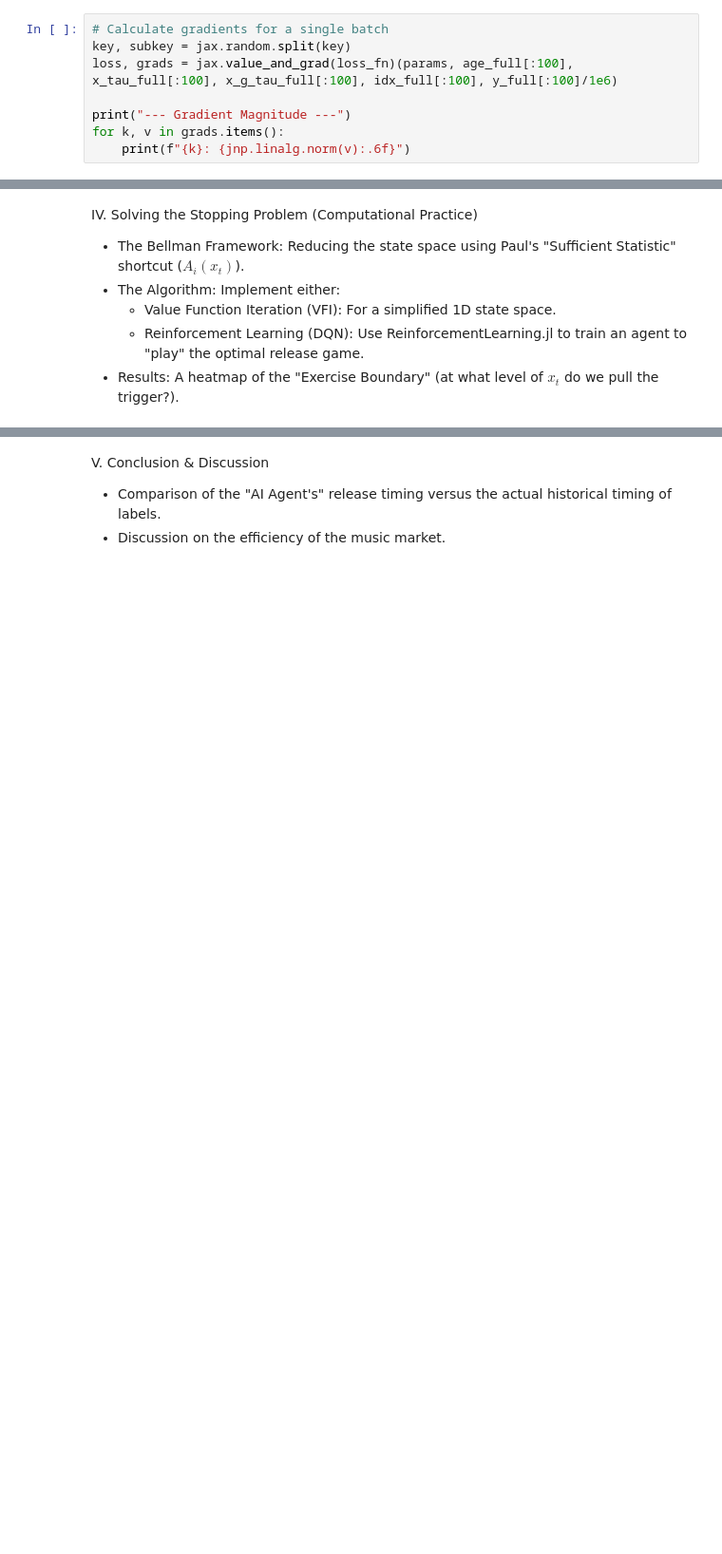
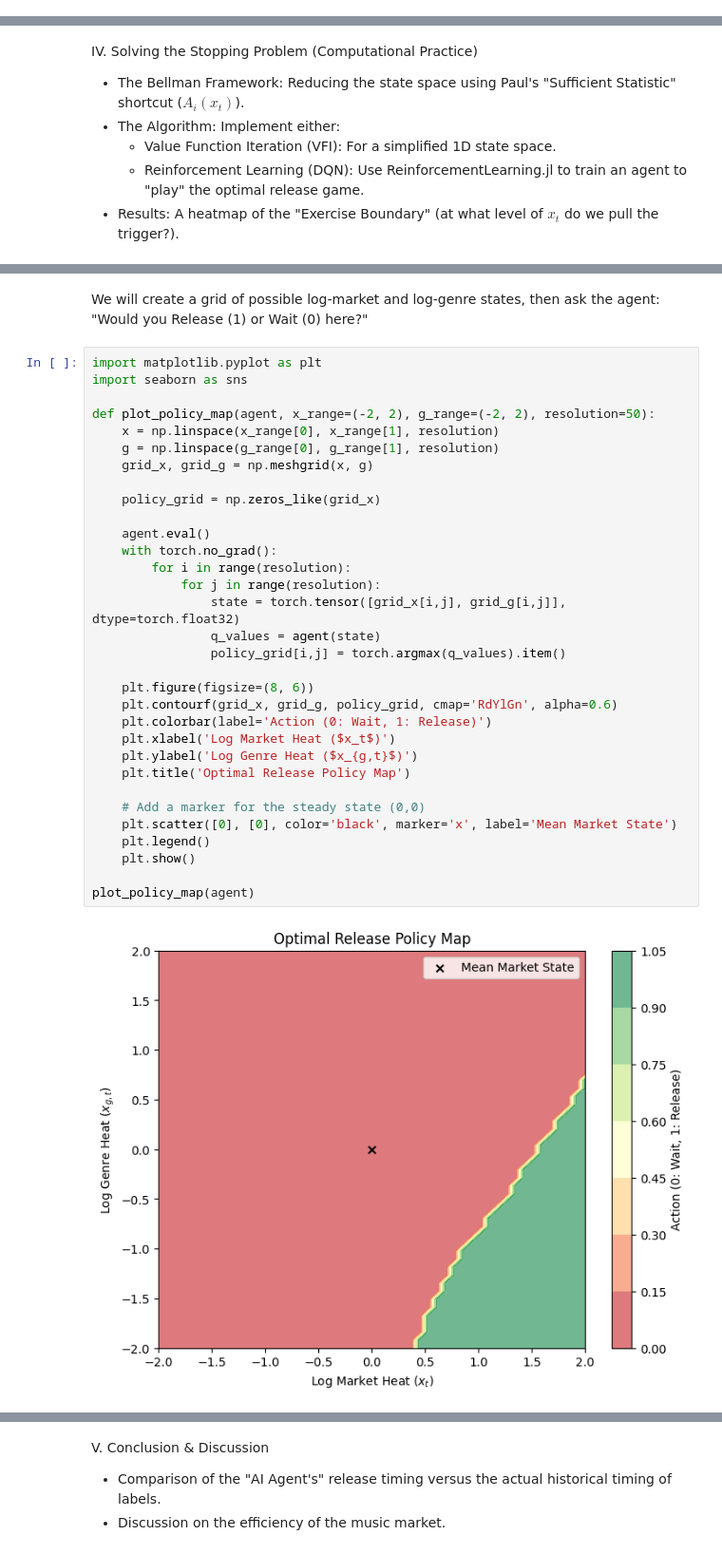
Before and after one commit to beecherbrad-pixel/track-release-estimation, a Jupyter notebook: src/structural-estimation.ipynb, the cells around one changed output, grey strips where cells are left out. Shown at 95% size. Cells and saved outputs as stored; diff of their text form; blank space fills up the shorter version.

```diff
--- a/src/structural-estimation.ipynb
+++ b/src/structural-estimation.ipynb
@@ -544,8 +559,0 @@ Decay Rate (lambda):          8.9393 (Half-life: 0.1 years)
-# %%
-# Calculate gradients for a single batch
-key, subkey = jax.random.split(key)
-loss, grads = jax.value_and_grad(loss_fn)(params, age_full[:100], x_tau_full[:100], x_g_tau_full[:100], idx_full[:100], y_full[:100]/1e6)
-
-print("--- Gradient Magnitude ---")
-for k, v in grads.items():
-    print(f"{k}: {jnp.linalg.norm(v):.6f}")
@@ -564,0 +663,36 @@ IV. Solving the Stopping Problem (Computational Practice)
+# %% [markdown]
+We will create a grid of possible log-market and log-genre states, then ask the agent: "Would you Release (1) or Wait (0) here?"
+# %%
+import matplotlib.pyplot as plt
+import seaborn as sns
+
+def plot_policy_map(agent, x_range=(-2, 2), g_range=(-2, 2), resolution=50):
+    x = np.linspace(x_range[0], x_range[1], resolution)
+    g = np.linspace(g_range[0], g_range[1], resolution)
+    grid_x, grid_g = np.meshgrid(x, g)
+
+    policy_grid = np.zeros_like(grid_x)
+
+    agent.eval()
+    with torch.no_grad():
+        for i in range(resolution):
+            for j in range(resolution):
+                state = torch.tensor([grid_x[i,j], grid_g[i,j]], dtype=torch.float32)
+                q_values = agent(state)
+                policy_grid[i,j] = torch.argmax(q_values).item()
+
+    plt.figure(figsize=(8, 6))
+    plt.contourf(grid_x, grid_g, policy_grid, cmap='RdYlGn', alpha=0.6)
+    plt.colorbar(label='Action (0: Wait, 1: Release)')
+    plt.xlabel('Log Market Heat ($x_t$)')
+    plt.ylabel('Log Genre Heat ($x_{g,t}$)')
+    plt.title('Optimal Release Policy Map')
+
+    # Add a marker for the steady state (0,0)
+    plt.scatter([0], [0], color='black', marker='x', label='Mean Market State')
+    plt.legend()
+    plt.show()
+
+plot_policy_map(agent)
+# %% [output]
+[figure, added]
```
Also changed, not shown: parts of 24 cells of this notebook.
